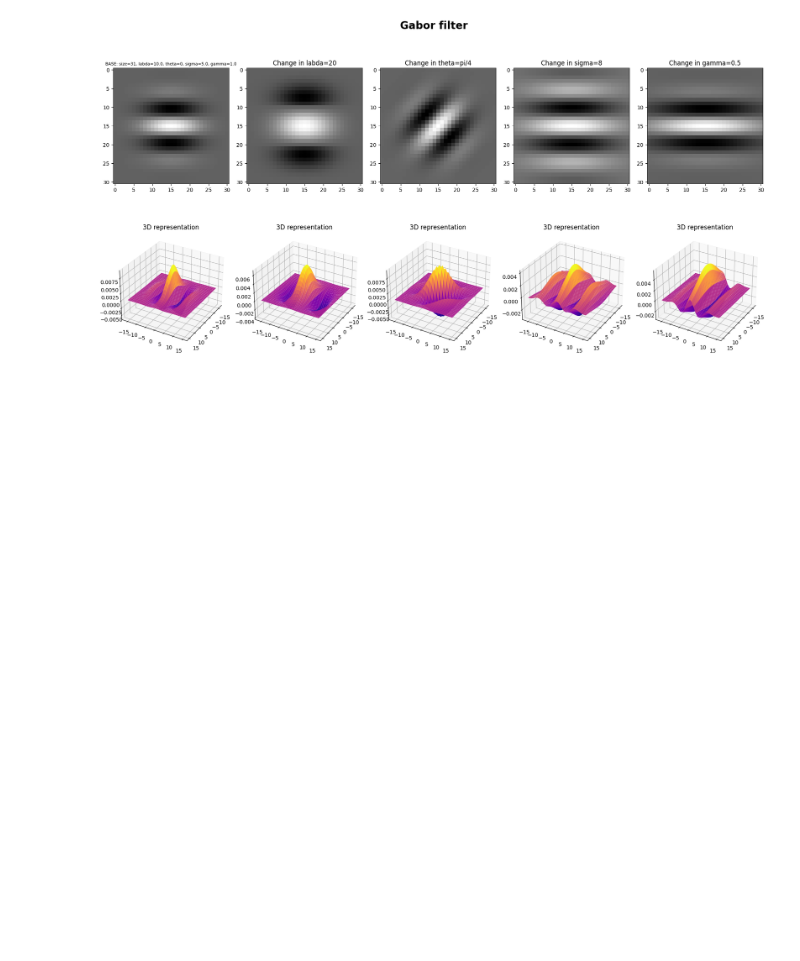
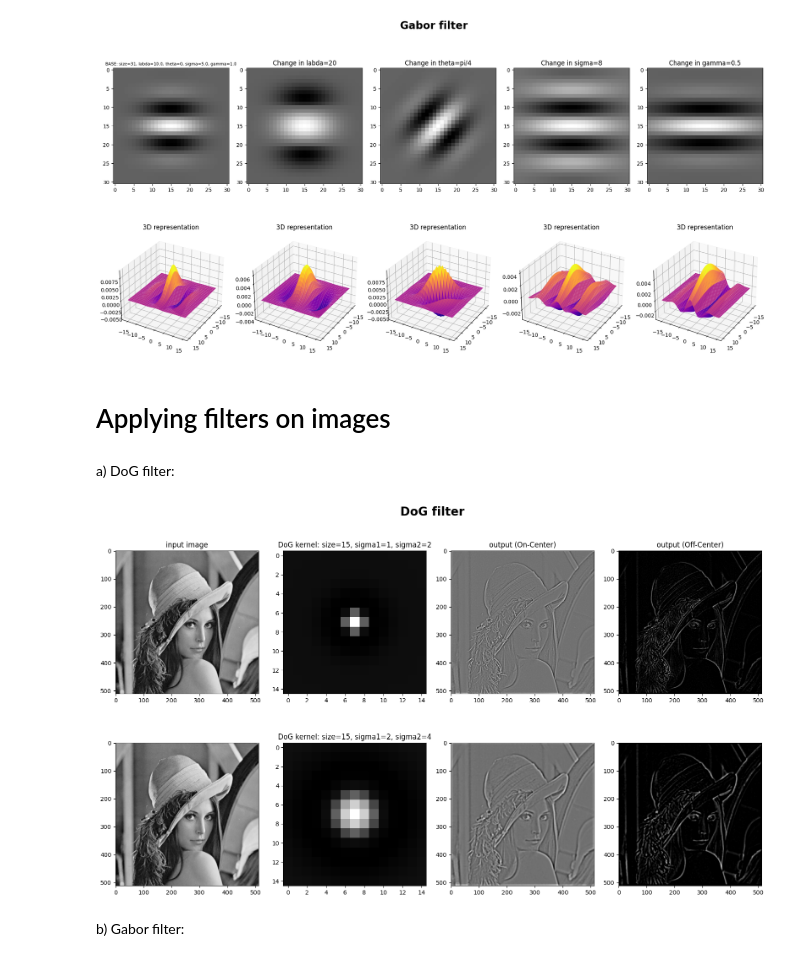
Before and after one commit to Amir-Entezari/neuroscience-convolutional-spiking-neural-network, a Jupyter notebook: notebooks/part1.ipynb, the cells around one changed output. Saved outputs shown, nothing was run; the diff lists cells and outputs as text; code cells hidden in the pictures; blank space fills up the shorter version.

Commit message:
feat(experiment): write experiments to apply filters with different parameters on a sample image

```diff
--- a/notebooks/part1.ipynb
+++ b/notebooks/part1.ipynb
@@ -108,3 +111,66 @@ plt.savefig("../report/plots/part1-Gabor-Kernel.pdf")
 plt.show()
 # %% [output]
 [figure]
+# %% [markdown]
+# Applying filters on images
+# %% [markdown]
+a) DoG filter:
+# %%
+# Read a PIL image
+img = Image.open('../dataset/samples/1.tif').convert('L')  # Convert to grayscale
+transform = transforms.Compose([
+    transforms.ToTensor()  # Converts to Tensor, scales to [0, 1] float
+])
+img_tensor = transform(img)
+img_tensor = img_tensor.unsqueeze(0)  # Add batch and channel dimensions
+# %%
+# Create DoG kernels
+dog_kernel_low = DoGFilter(15, 1, 2, zero_mean=True, one_sum=True).unsqueeze(0).unsqueeze(0)
+dog_kernel_high = DoGFilter(15, 2, 4, zero_mean=True, one_sum=True).unsqueeze(0).unsqueeze(0)
+# %%
+# Create DoG Filters
+dog_filter_low = Conv2dFilter(dog_kernel_low, padding='same')
+dog_filter_high = Conv2dFilter(dog_kernel_high, padding='same')
+# %%
+fig = plt.figure(figsize=(16, 10))
+
+ax1 = fig.add_subplot(2, 4, 1)
+ax1.imshow(img_tensor.squeeze(0).squeeze(0), cmap='gray')
+ax1.set_title("input image")
+
+ax2 = fig.add_subplot(2, 4, 2)
+ax2.imshow(dog_kernel_low.squeeze(0).squeeze(0), cmap='gray')
+ax2.set_title(f"DoG kernel: size=15, sigma1=1, sigma2=2")
+
+ax3 = fig.add_subplot(2, 4, 3)
+ax3.imshow( dog_filter_low(img_tensor).squeeze(0).squeeze(0), cmap='gray')
+ax3.set_title("output (On-Center)")
+
+ax4 = fig.add_subplot(2, 4, 4)
+ax4.imshow( Conv2dFilter(-1*dog_kernel_low, padding='same')(img_tensor).clamp(0, 1).squeeze(0).squeeze(0), cmap='gray')
+ax4.set_title("output (Off-Center)")
+
+ax5 = fig.add_subplot(2, 4, 5)
+ax5.imshow(img_tensor.squeeze(0).squeeze(0), cmap='gray')
+# ax5.set_title("input image")
+
+ax6 = fig.add_subplot(2, 4, 6)
+ax6.imshow(dog_kernel_high.squeeze(0).squeeze(0), cmap='gray')
+ax6.set_title(f"DoG kernel: size=15, sigma1=2, sigma2=4")
+
+ax7 = fig.add_subplot(2, 4, 7)
+ax7.imshow(dog_filter_high(img_tensor).squeeze(0).squeeze(0), cmap='gray')
+# ax7.set_title("output (On-Center)")
+
+ax8 = fig.add_subplot(2, 4, 8)
+ax8.imshow( Conv2dFilter(-1*dog_kernel_high, padding='same')(img_tensor).clamp(0, 1).squeeze(0).squeeze(0), cmap='gray')
+# ax8.set_title("output (Off-Center)")
+
+fig.suptitle("DoG filter", fontsize=20, fontweight='bold')
+plt.tight_layout()
+plt.savefig("../report/plots/part1-DoG-convolution.pdf")
+plt.show()
+# %% [output]
+[figure, added]
+# %% [markdown]
+b) Gabor filter:
```
Also changed, not shown: parts of 3 cells of this notebook.
